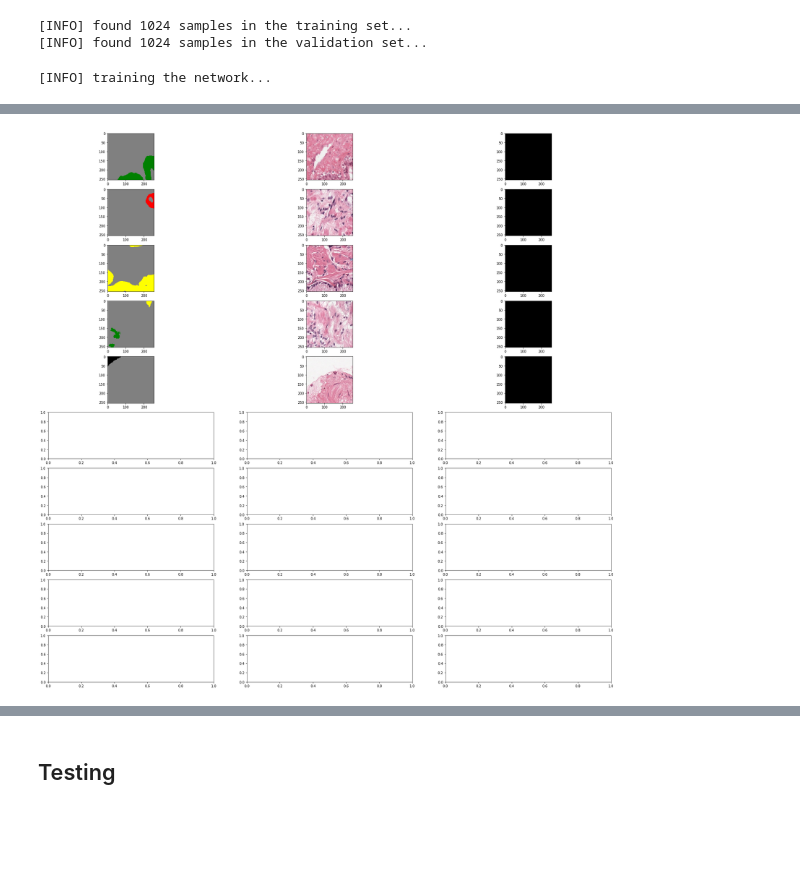
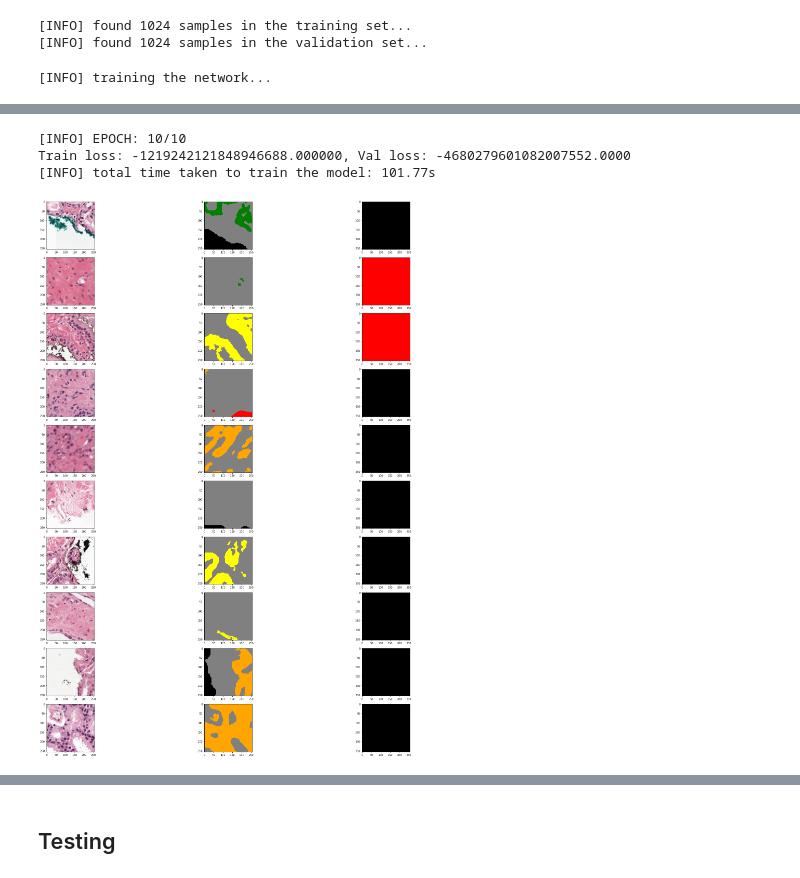
Before and after one commit to AntonDanylenko/auto_gleason, a Jupyter notebook: main.ipynb, the cells around one changed output, grey strips where cells are left out. Cells and saved outputs as stored; diff of their text form; code cells hidden in the pictures; blank space fills up the shorter version.

```diff
--- a/main.ipynb
+++ b/main.ipynb
@@ -465,9 +465,8 @@ for e in tqdm(range(NUM_EPOCHS)):
 		# send the input to the device
 		(x, y) = (x.to(DEVICE), y.to(DEVICE))
 		# perform a forward pass and calculate the training loss
-		pred = unet(x)[:,0]
-		y = y.type(dtype=torch.float32)
-		# y = y[0]
+		pred = unet(x)[0][0]
+		y = y[0].type(dtype=torch.float32)
 		# print(pred.shape)
 		# print(y.shape)
 		loss = lossFunc(pred, y)
@@ -477,7 +476,7 @@ for e in tqdm(range(NUM_EPOCHS)):
 		loss.backward()
 		opt.step()
 		if i<1:
-			all_ax[e,2].imshow(pred[0].cpu().detach().numpy(), cmap=cmap, interpolation='nearest', vmin=0, vmax=5)
+			all_ax[e,2].imshow(pred.cpu().detach().numpy(), cmap=cmap, interpolation='nearest', vmin=0, vmax=5)
 		# add the loss to the total training loss so far
 		totalTrainLoss += loss
 
@@ -490,9 +489,8 @@ for e in tqdm(range(NUM_EPOCHS)):
 			# send the input to the device
 			(x, y) = (x.to(DEVICE), y.to(DEVICE))
 			# make the predictions and calculate the validation loss
-			pred = unet(x)[:,0]
-			y = y.type(dtype=torch.float32)
-			# y = y[0]
+			pred = unet(x)[0][0]
+			y = y[0].type(dtype=torch.float32)
 			totalValLoss += lossFunc(pred, y)
 
 	# calculate the average training and validation loss
@@ -527,4 +534,7 @@ KeyboardInterrupt:
+[INFO] EPOCH: 10/10
+Train loss: -1219242121848946688.000000, Val loss: -4680279601082007552.0000
+[INFO] total time taken to train the model: 101.77s
-[figure, old version]
+[figure, new version]
 # %%
 # plot the training loss
 plt.style.use("ggplot")
```
Also changed, not shown: parts of 3 cells of this notebook.
